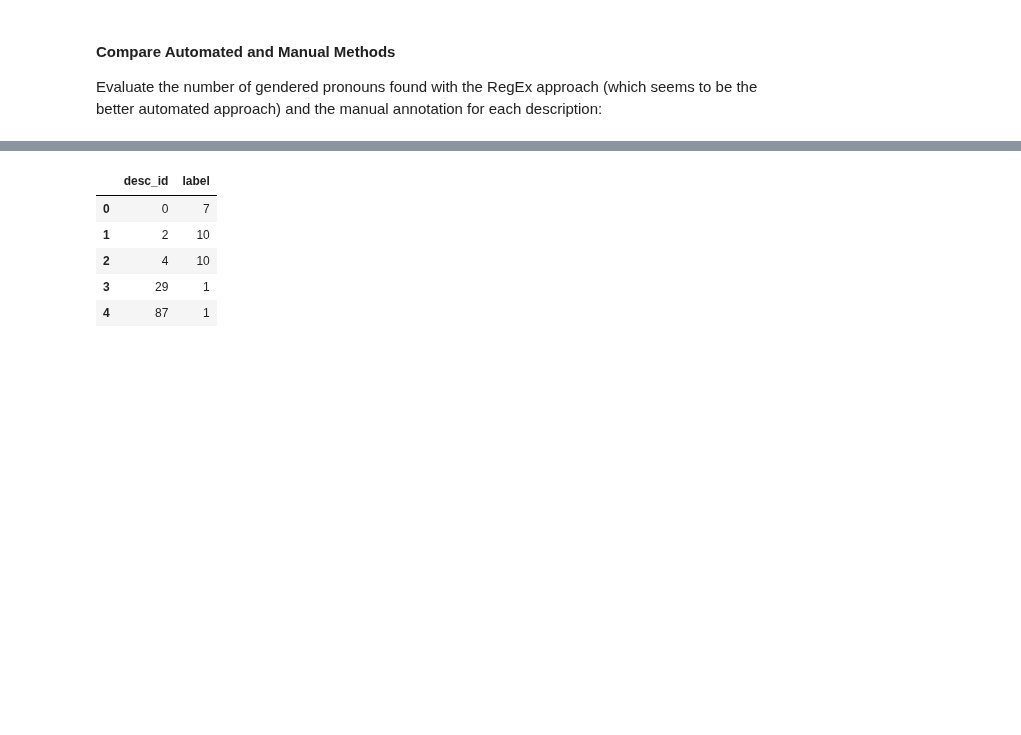
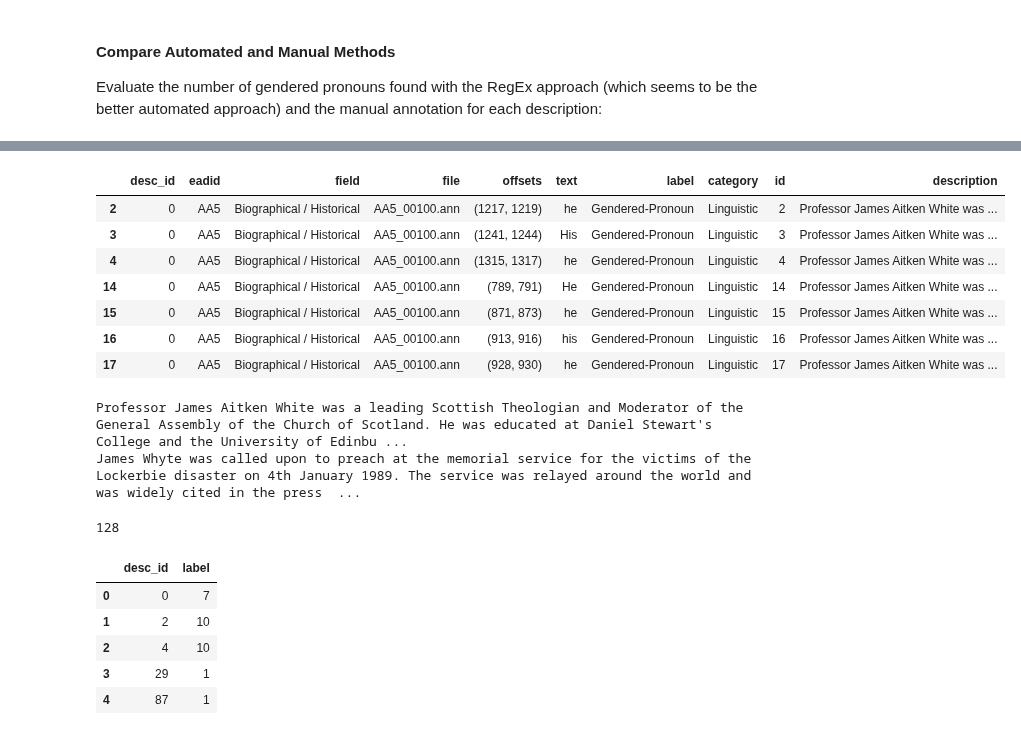
Before and after one commit to thegoose20/gender-bias, a Jupyter notebook: analysis/Analysis_GenderedPronounsRoles.ipynb, the cells around one changed output, grey strips where cells are left out. Drawn from its saved outputs; the diff is of its cells as text; code cells hidden in the pictures; blank space fills up the shorter version.

```diff
--- a/analysis/Analysis_GenderedPronounsRoles.ipynb
+++ b/analysis/Analysis_GenderedPronounsRoles.ipynb
@@ -193,3 +230,24 @@ df_gp.head()
+# %%
+df_gp.loc[df_gp.eadid == "AA5"]
+# %% [output]
+|  | desc_id | eadid | field | file | offsets | text | label | category | id | description |
+| 2 | 0 | AA5 | Biographical / Historical | AA5_00100.ann | (1217, 1219) | he | Gendered-Pronoun | Linguistic | 2 | Professor James Aitken White was ... |
+| 3 | 0 | AA5 | Biographical / Historical | AA5_00100.ann | (1241, 1244) | His | Gendered-Pronoun | Linguistic | 3 | Professor James Aitken White was ... |
+| 4 | 0 | AA5 | Biographical / Historical | AA5_00100.ann | (1315, 1317) | he | Gendered-Pronoun | Linguistic | 4 | Professor James Aitken White was ... |
+| 14 | 0 | AA5 | Biographical / Historical | AA5_00100.ann | (789, 791) | He | Gendered-Pronoun | Linguistic | 14 | Professor James Aitken White was ... |
+| 15 | 0 | AA5 | Biographical / Historical | AA5_00100.ann | (871, 873) | he | Gendered-Pronoun | Linguistic | 15 | Professor James Aitken White was ... |
+| 16 | 0 | AA5 | Biographical / Historical | AA5_00100.ann | (913, 916) | his | Gendered-Pronoun | Linguistic | 16 | Professor James Aitken White was ... |
+| 17 | 0 | AA5 | Biographical / Historical | AA5_00100.ann | (928, 930) | he | Gendered-Pronoun | Linguistic | 17 | Professor James Aitken White was ... |
+# %%
+d = df_gp.loc[df_gp.desc_id == 0].description.unique()[0]
+print(d)
+# %% [output]
+Professor James Aitken White was a leading Scottish Theologian and Moderator of the General Assembly of the Church of Scotland. He was educated at Daniel Stewart's College and the University of Edinbu ...
+James Whyte was called upon to preach at the memorial service for the victims of the Lockerbie disaster on 4th January 1989. The service was relayed around the world and was widely cited in the press  ...
+# %%
+d.index("H")
+# %% [output]
+128
 # %%
 gp_counts_per_desc = df_gp.drop(columns=["file","offsets","category","eadid","field","id","text"])
 gp_counts_per_desc = gp_counts_per_desc.groupby(["desc_id"]).count()
```
Also changed, not shown: parts of 16 cells of this notebook, 1 other file.
